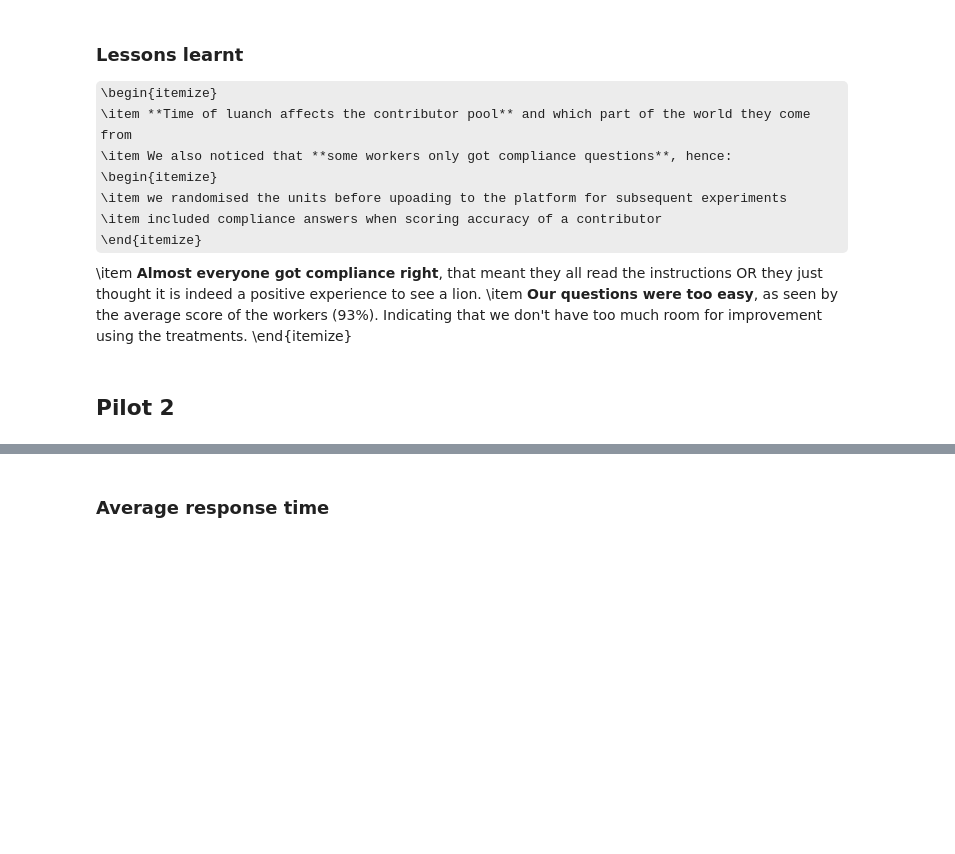
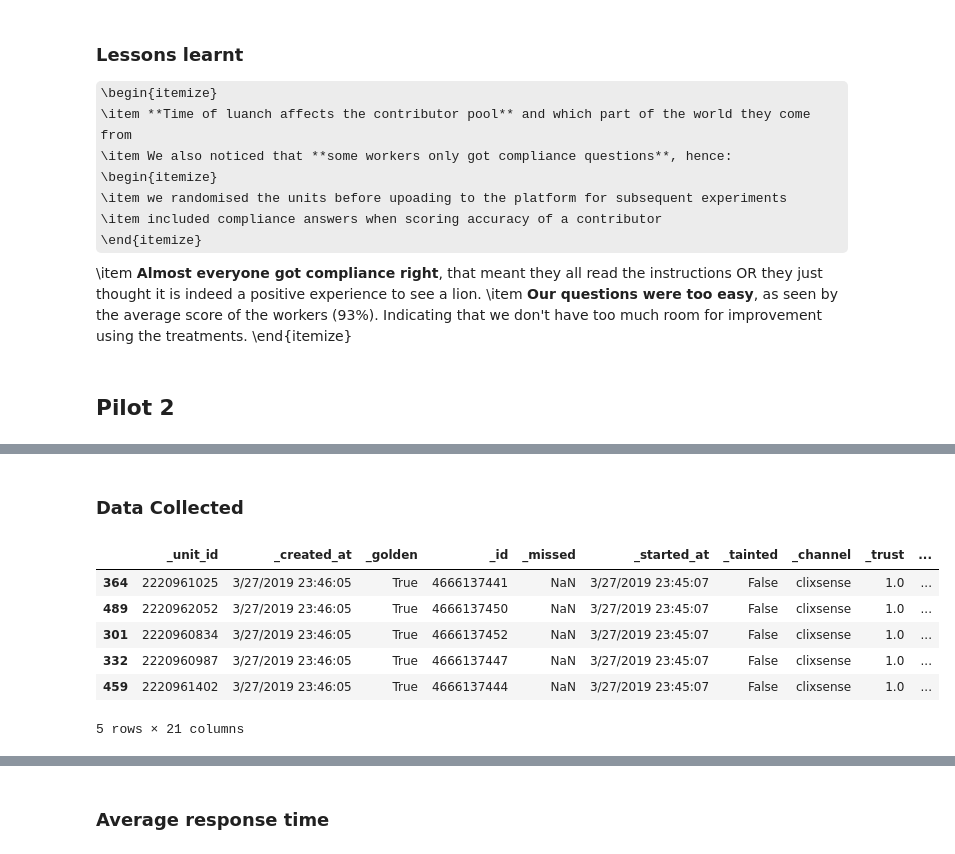
Before and after one commit to smferro54/W241_Final_Project, a Jupyter notebook: Final Project W241.ipynb, the cells around one changed output, grey strips where cells are left out. Saved outputs shown, nothing was run; the diff lists cells and outputs as text; code cells hidden in the pictures; some formulas as TeX source; blank space fills up the shorter version.

```diff
--- a/Final Project W241.ipynb
+++ b/Final Project W241.ipynb
@@ -161,0 +164,12 @@ len(second_pilot._worker_id.unique())
+# %% [markdown]
+### Data Collected
+# %%
+second_pilot.sort_values('_started_at').head(5)
+# %% [output]
+|  | _unit_id | _created_at | _golden | _id | _missed | _started_at | _tainted | _channel | _trust | ... |
+| 364 | 2220961025 | 3/27/2019 23:46:05 | True | 4666137441 | NaN | 3/27/2019 23:45:07 | False | clixsense | 1.0 | ... |
+| 489 | 2220962052 | 3/27/2019 23:46:05 | True | 4666137450 | NaN | 3/27/2019 23:45:07 | False | clixsense | 1.0 | ... |
+| 301 | 2220960834 | 3/27/2019 23:46:05 | True | 4666137452 | NaN | 3/27/2019 23:45:07 | False | clixsense | 1.0 | ... |
+| 332 | 2220960987 | 3/27/2019 23:46:05 | True | 4666137447 | NaN | 3/27/2019 23:45:07 | False | clixsense | 1.0 | ... |
+| 459 | 2220961402 | 3/27/2019 23:46:05 | True | 4666137444 | NaN | 3/27/2019 23:45:07 | False | clixsense | 1.0 | ... |
+5 rows × 21 columns
```
Also changed, not shown: parts of 37 cells of this notebook, 6 other files.
